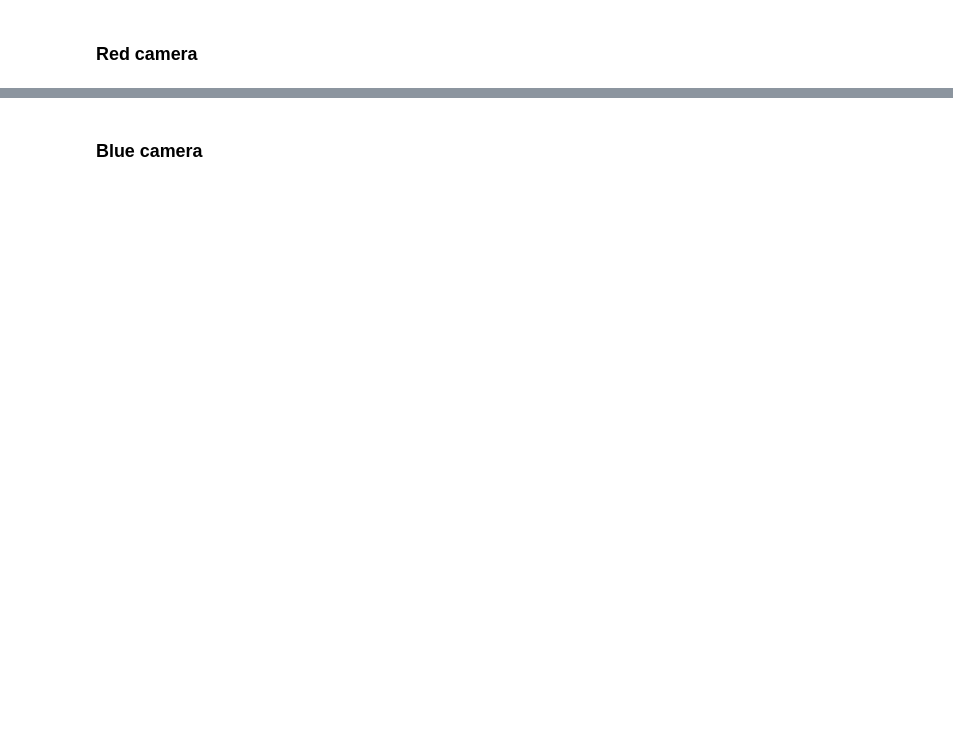
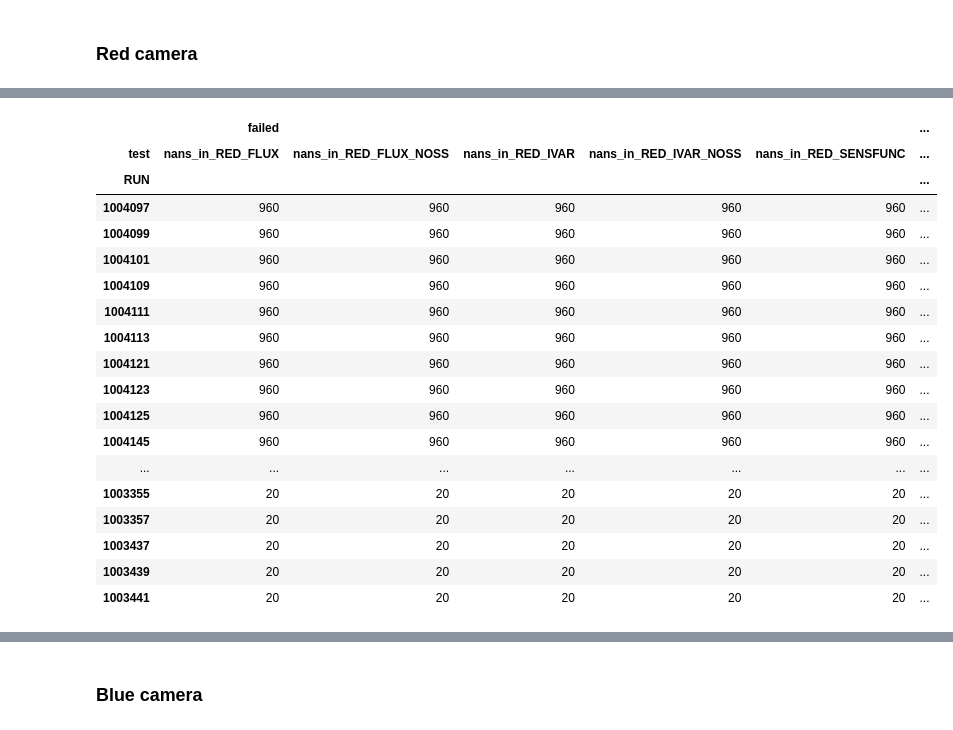
Before and after one commit to bamford/qagmire, a Jupyter notebook: nbs/diagnostics/13_l1_spectrum_value_check.ipynb, the cells around one changed output, grey strips where cells are left out. Saved outputs shown, nothing was run; the diff lists cells and outputs as text; code cells hidden in the pictures; blank space fills up the shorter version.

```diff
--- a/nbs/diagnostics/13_l1_spectrum_value_check.ipynb
+++ b/nbs/diagnostics/13_l1_spectrum_value_check.ipynb
@@ -43,10 +42,11 @@ class L1SpectrumValueCheck(Diagnostics):
         self,
         n_allowed_bad: int = 0,  # the number of allowed bad pixels per spectrum
         camera=None,  # limit to a specific camera: RED or BLUE
+        **kwargs,  # additional keyword arguments are passed to the `Diagnostics` constructor
     ):
         self.n_allowed_bad = n_allowed_bad
         self.camera = camera.upper()
-        super().__init__()
+        super().__init__(**kwargs)
 
     def tests(self, **kwargs):
         files = get_lr_l1_single_files(**kwargs)
@@ -61,6 +61,7 @@ class L1SpectrumValueCheck(Diagnostics):
 
         # perform the tests by RUN, rather than filename
         data = data.swap_dims(filename="RUN")
+        self.data = data
 
         neg = data < 0
         nan = ~np.isfinite(data)
@@ -104,3 +122,23 @@ tests.run(date="201*")
 # %%
-tests.summary(by="RUN")
+red_tests.summary(by="RUN")
+# %% [output]
+|  | failed |  |  |  |  | ... |
+| test | nans_in_RED_FLUX | nans_in_RED_FLUX_NOSS | nans_in_RED_IVAR | nans_in_RED_IVAR_NOSS | nans_in_RED_SENSFUNC | ... |
+| RUN |  |  |  |  |  | ... |
+| 1004097 | 960 | 960 | 960 | 960 | 960 | ... |
+| 1004099 | 960 | 960 | 960 | 960 | 960 | ... |
+| 1004101 | 960 | 960 | 960 | 960 | 960 | ... |
+| 1004109 | 960 | 960 | 960 | 960 | 960 | ... |
+| 1004111 | 960 | 960 | 960 | 960 | 960 | ... |
+| 1004113 | 960 | 960 | 960 | 960 | 960 | ... |
+| 1004121 | 960 | 960 | 960 | 960 | 960 | ... |
+| 1004123 | 960 | 960 | 960 | 960 | 960 | ... |
+| 1004125 | 960 | 960 | 960 | 960 | 960 | ... |
+| 1004145 | 960 | 960 | 960 | 960 | 960 | ... |
+| ... | ... | ... | ... | ... | ... | ... |
+| 1003355 | 20 | 20 | 20 | 20 | 20 | ... |
+| 1003357 | 20 | 20 | 20 | 20 | 20 | ... |
+| 1003437 | 20 | 20 | 20 | 20 | 20 | ... |
+| 1003439 | 20 | 20 | 20 | 20 | 20 | ... |
+| 1003441 | 20 | 20 | 20 | 20 | 20 | ... |
 # %%
```
Also changed, not shown: parts of 18 cells of this notebook, 13 other files.
